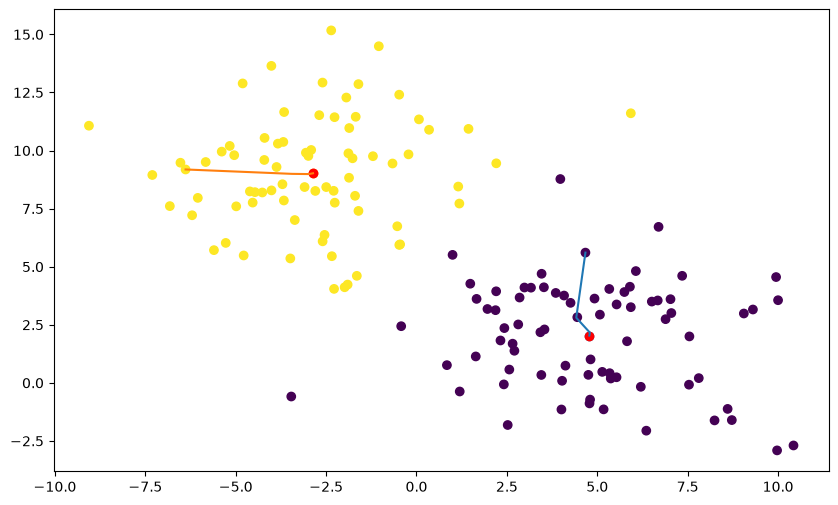
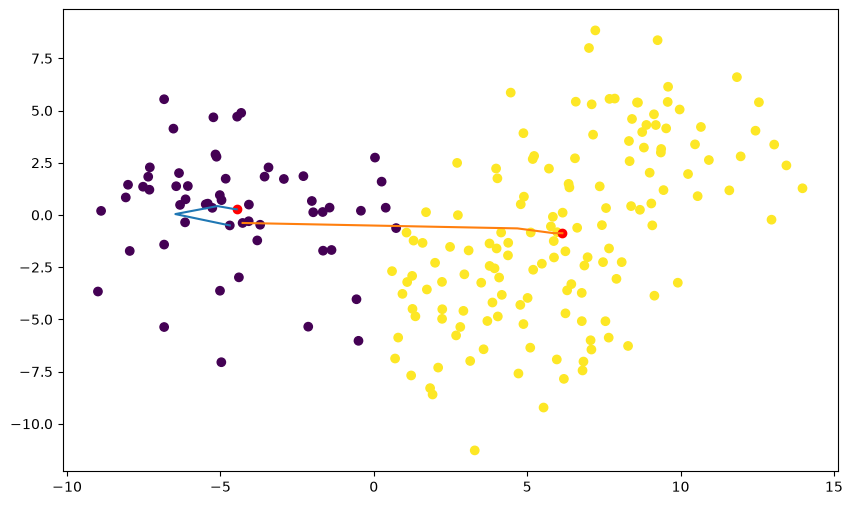
Unified diff of the notebook cell whose output changed from the first chart to the second:
--- before
+++ after
@@ -1,4 +1,8 @@
-n_samples = 150
-X, y = make_blobs(n_samples=n_samples, centers=2, n_features=2, random_state=42, cluster_std=2.5)
+from ml_from_scratch.clustering.kmeans import KMeans
+from sklearn.datasets import make_blobs
+import matplotlib.pyplot as plt
+
+n_samples = 200
+X, y = make_blobs(n_samples=n_samples, centers=4, n_features=2, random_state=123, cluster_std=2.5)
 
 k = 2
@@ -14,5 +18,4 @@
     
     plt.plot(trajectory[:, 0], trajectory[:, 1])
-    plt.scatter(trajectory[-1, 0], trajectory[-1, 1])
     
 plt.scatter(feature_0, feature_1, c=model.transform(X))

Commit: Refined the KMeans implementation and moved it to the src/ folder